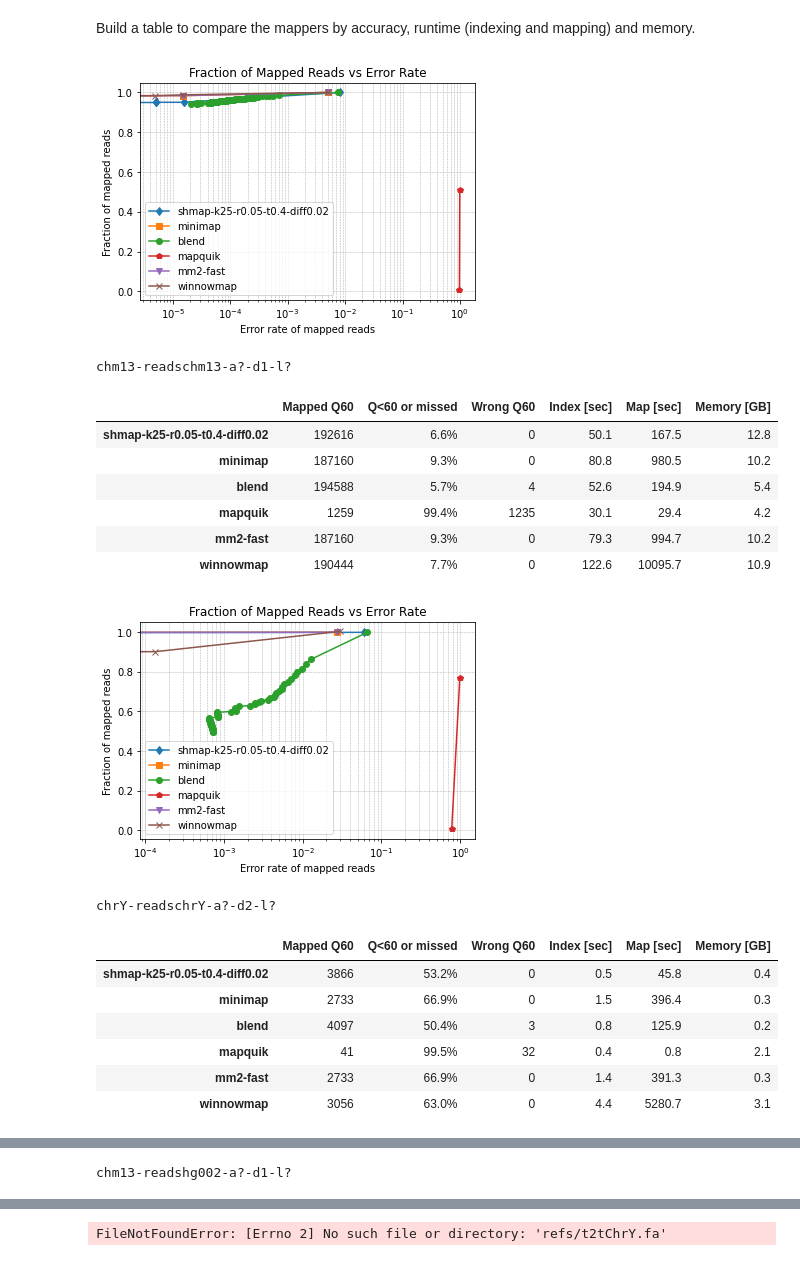
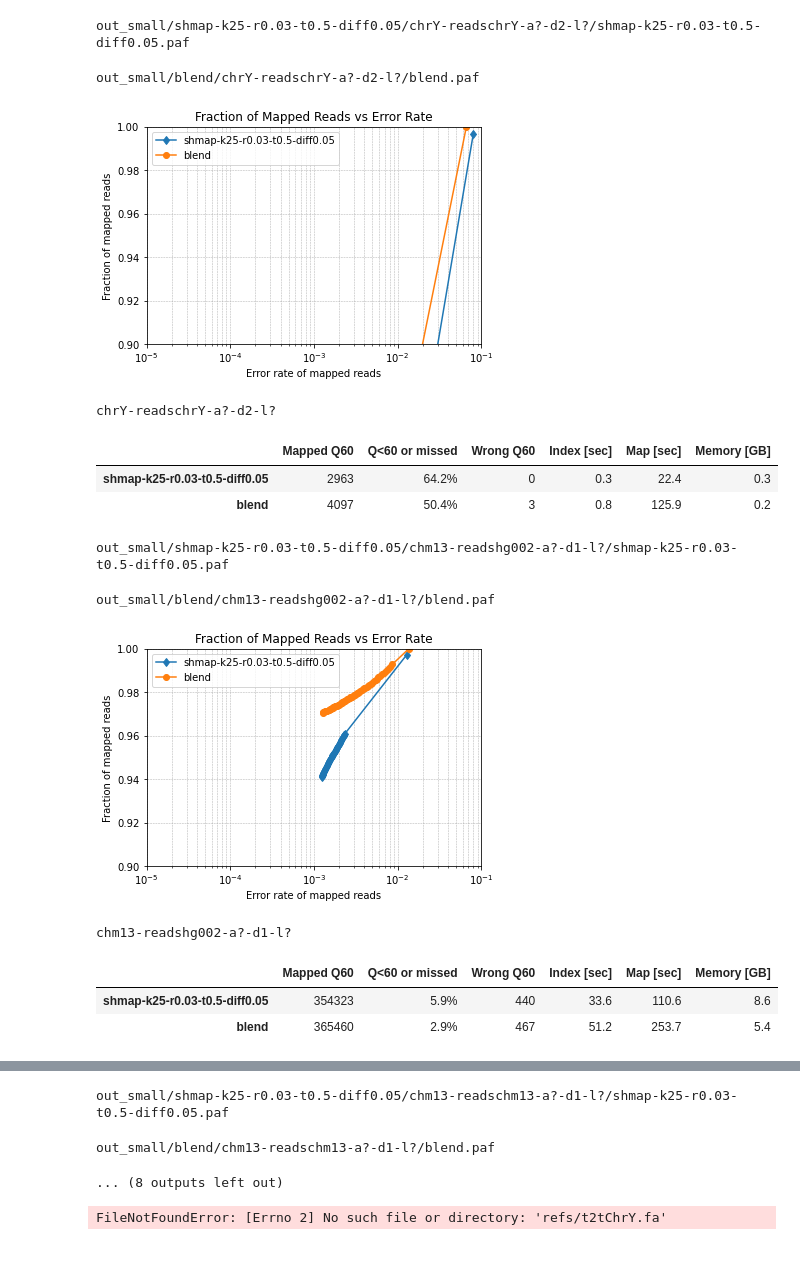
Before and after one commit to pesho-ivanov/shmap, a Jupyter notebook: evals/compare.ipynb, the cells around one changed output, grey strips where cells are left out. Cells and saved outputs as stored; diff of their text form; code cells hidden in the pictures.

```diff
--- a/evals/compare.ipynb
+++ b/evals/compare.ipynb
@@ -37,7 +37,7 @@ import matplotlib.pyplot as plt
 from matplotlib.ticker import FuncFormatter
 
 def plot_mapping_quality(df, ax, tool, reads):
-    marker = { 'blend': 'o', 'minimap': 's', 'winnowmap': 'x', 'shmap-k25-r0.05-t0.4-diff0.02': 'd', 'mm2-fast': 'v', 'mapquik': 'p' }
+    marker = { 'blend': 'o', 'minimap': 's', 'winnowmap': 'x', 'shmap': 'd', 'mm2-fast': 'v', 'mapquik': 'p' }
 
     df_sorted = df.sort_values(by="mapping_quality", ascending=False).reset_index(drop=True)
     #display(df_sorted.head(10))
@@ -58,9 +58,10 @@ def plot_mapping_quality(df, ax, tool, reads):
     #print(error_rates, fraction_mapped)
 
     # Plot the results
-    ax.plot(error_rates, fraction_mapped, marker=marker[tool], linestyle='-', label=tool)
+    tool_marker = marker[ tool.split('-')[0] ]
+    ax.plot(error_rates, fraction_mapped, marker=tool_marker, linestyle='-', label=tool)
     plt.xlim(1e-5, 1e-1)
-    plt.ylim(0.8, 1)
+    plt.ylim(0.9, 1)
     ax.set_xscale('log')  # Log scale for error rate
     ax.set_xlabel("Error rate of mapped reads")
     ax.set_ylabel("Fraction of mapped reads")
@@ -106,6 +107,7 @@ def get_overlap(a):
 
 def read_paf(pref, reads, experiment, tool, ax):
     paf_file = pref.parent / (pref.name + '.paf')
+    #print(paf_file)
     no_GT = False
     if not paf_file.exists():
         raise Exception(f"File does not exist or is empty: {paf_file}")
@@ -235,19 +237,18 @@ def get_comparison_table(main_dir: Path, refname, experiment: Path, tools):
         row = pd.Series({
             'tool': tool,
         })
+        paf = read_paf(d, len(reads), experiment, tool, ax)
+        row = pd.concat([row, paf])
         try:
-            paf = read_paf(d, len(reads), experiment, tool, ax)
-            row = pd.concat([row, paf])
-            try:
-                row = pd.concat([row, read_times(d)])   # .time, .index.time
-            except Exception as e:
-                print(f"An error occurred while reading times {d}: {e}")
-                row[index_time_col] = empty_cell
-                row[map_time_col] = empty_cell
-                row[memory_col] = empty_cell
-            rows.append(row)
+            row = pd.concat([row, read_times(d)])   # .time, .index.time
         except Exception as e:
-            print(f"An error occurred while reading PAF {d}: {e}")
+            print(f"An error occurred while reading times {d}: {e}")
+            row[index_time_col] = empty_cell
+            row[map_time_col] = empty_cell
+            row[memory_col] = empty_cell
+        rows.append(row)
+        #except Exception as e:
+        #    print(f"An error occurred while reading PAF {d}: {e}")
     ax.legend()
     plt.show()
 
@@ -255,50 +256,44 @@ def get_comparison_table(main_dir: Path, refname, experiment: Path, tools):
     alldf = alldf.set_index('tool')
     alldf.index.name = None
     return alldf
-# %% [markdown]
-Build a table to compare the mappers by accuracy, runtime (indexing and mapping) and memory.
 # %%
 main_dir = Path('out_small')
 #tools = ['mm2-fast', 'winnowmap']
-tools = ['shmap-k25-r0.05-t0.4-diff0.02', 'minimap', 'blend', 'mapquik', 'mm2-fast', 'winnowmap'] #, ['shmap-k25-r0.05-t0.4-diff2', 'shmap-k25-r0.05-t0.4-diff0.02', 'shmap-k25-r0.05-t0.4-diff0.15', 'blend'] #, 'shmap-diff0.02', 'shmap-diff0.1'] #, 'blend', 'winnowmap', 'minimap', 'mapquik', 'mm2-fast'] #, 'shmap-diff0.15', 'shmap-diff0.02', 'shmap'] #, 'shmap-MIN_DIFF-002']  # 'shmap-noprune',  'shmap-k25-r0.05-t0.4-diff0.15', 'shmap-k25-r0.05-t0.5-diff0.1'
-#tools = ['minimap', 'blend', 'shmap-k25-r0.05-t0.4-diff0.02']
+#tools = ['shmap-k25-r0.05-t0.4-diff0.05', 'minimap', 'blend', 'mapquik', 'mm2-fast', 'winnowmap'] #, ['shmap-k25-r0.05-t0.4-diff2', 'shmap-k25-r0.05-t0.4-diff0.02', 'shmap-k25-r0.05-t0.4-diff0.15', 'blend'] #, 'shmap-diff0.02', 'shmap-diff0.1'] #, 'blend', 'winnowmap', 'minimap', 'mapquik', 'mm2-fast'] #, 'shmap-diff0.15', 'shmap-diff0.02', 'shmap'] #, 'shmap-MIN_DIFF-002']  # 'shmap-noprune',  'shmap-k25-r0.05-t0.4-diff0.15', 'shmap-k25-r0.05-t0.5-diff0.1'
+tools = ['shmap-k25-r0.03-t0.5-diff0.05', 'blend'] #['minimap']#, , 'shmap-k25-r0.05-t0.4-diff0.02']
 experiments = [
-    ('chm13', 'chm13-readschm13-a?-d1-l?'),
     ('chrY',  'chrY-readschrY-a?-d2-l?'),
     ('chm13', 'chm13-readshg002-a?-d1-l?'),
+    ('chm13', 'chm13-readschm13-a?-d1-l?'),
     ('chm13', 'HG002_small'),
 ]
 
 pd.set_option('display.width', 100)
 css = """ <style> table { font-family: "Courier New", Courier, monospace; } </style> """
 display(HTML(css))
 dfs = []
 keys = []
 for refname, data in experiments:
     df = get_comparison_table(main_dir=main_dir, refname=refname, experiment=data, tools=tools).round(2)
     dfs.append(df)
     keys.append(data)
     df_styled = df.style.set_caption(data)
     display(df_styled)
 DF = pd.concat(dfs, keys=keys)
 #display(DF)
 DF.to_latex('evals-table.tex', escape=True, multirow=False)
 # %% [output]
+out_small/shmap-k25-r0.03-t0.5-diff0.05/chrY-readschrY-a?-d2-l?/shmap-k25-r0.03-t0.5-diff0.05.paf
+out_small/blend/chrY-readschrY-a?-d2-l?/blend.paf
-[figure, old version]
+[figure, new version]
-chm13-readschm13-a?-d1-l?
+chrY-readschrY-a?-d2-l?
 |  | Mapped Q60 | Q<60 or missed | Wrong Q60 | Index [sec] | Map [sec] | Memory [GB] |
-| shmap-k25-r0.05-t0.4-diff0.02 | 192616 | 6.6% | 0 | 50.1 | 167.5 | 12.8 |
-| minimap | 187160 | 9.3% | 0 | 80.8 | 980.5 | 10.2 |
-| blend | 194588 | 5.7% | 4 | 52.6 | 194.9 | 5.4 |
-| mapquik | 1259 | 99.4% | 1235 | 30.1 | 29.4 | 4.2 |
-| mm2-fast | 187160 | 9.3% | 0 | 79.3 | 994.7 | 10.2 |
-| winnowmap | 190444 | 7.7% | 0 | 122.6 | 10095.7 | 10.9 |
+| shmap-k25-r0.03-t0.5-diff0.05 | 2963 | 64.2% | 0 | 0.3 | 22.4 | 0.3 |
+| blend | 4097 | 50.4% | 3 | 0.8 | 125.9 | 0.2 |
+out_small/shmap-k25-r0.03-t0.5-diff0.05/chm13-readshg002-a?-d1-l?/shmap-k25-r0.03-t0.5-diff0.05.paf
+out_small/blend/chm13-readshg002-a?-d1-l?/blend.paf
-[figure, old version]
+[figure, new version]
-chrY-readschrY-a?-d2-l?
+chm13-readshg002-a?-d1-l?
 |  | Mapped Q60 | Q<60 or missed | Wrong Q60 | Index [sec] | Map [sec] | Memory [GB] |
-| shmap-k25-r0.05-t0.4-diff0.02 | 3866 | 53.2% | 0 | 0.5 | 45.8 | 0.4 |
-| minimap | 2733 | 66.9% | 0 | 1.5 | 396.4 | 0.3 |
-| blend | 4097 | 50.4% | 3 | 0.8 | 125.9 | 0.2 |
-| mapquik | 41 | 99.5% | 32 | 0.4 | 0.8 | 2.1 |
-| mm2-fast | 2733 | 66.9% | 0 | 1.4 | 391.3 | 0.3 |
-| winnowmap | 3056 | 63.0% | 0 | 4.4 | 5280.7 | 3.1 |
+| shmap-k25-r0.03-t0.5-diff0.05 | 354323 | 5.9% | 440 | 33.6 | 110.6 | 8.6 |
+| blend | 365460 | 2.9% | 467 | 51.2 | 253.7 | 5.4 |
@@ -306 +299,0 @@ chrY-readschrY-a?-d2-l?
-chm13-readshg002-a?-d1-l?
@@ -314,3 +300,6 @@ chm13-readshg002-a?-d1-l?
+out_small/shmap-k25-r0.03-t0.5-diff0.05/chm13-readschm13-a?-d1-l?/shmap-k25-r0.03-t0.5-diff0.05.paf
+out_small/blend/chm13-readschm13-a?-d1-l?/blend.paf
+... (8 outputs left out)
 # %%
 main_dir = Path('out')
 #tools = ['mm2-fast', 'winnowmap']
```
Also changed, not shown: parts of 1 cell of this notebook, 5 other files.
